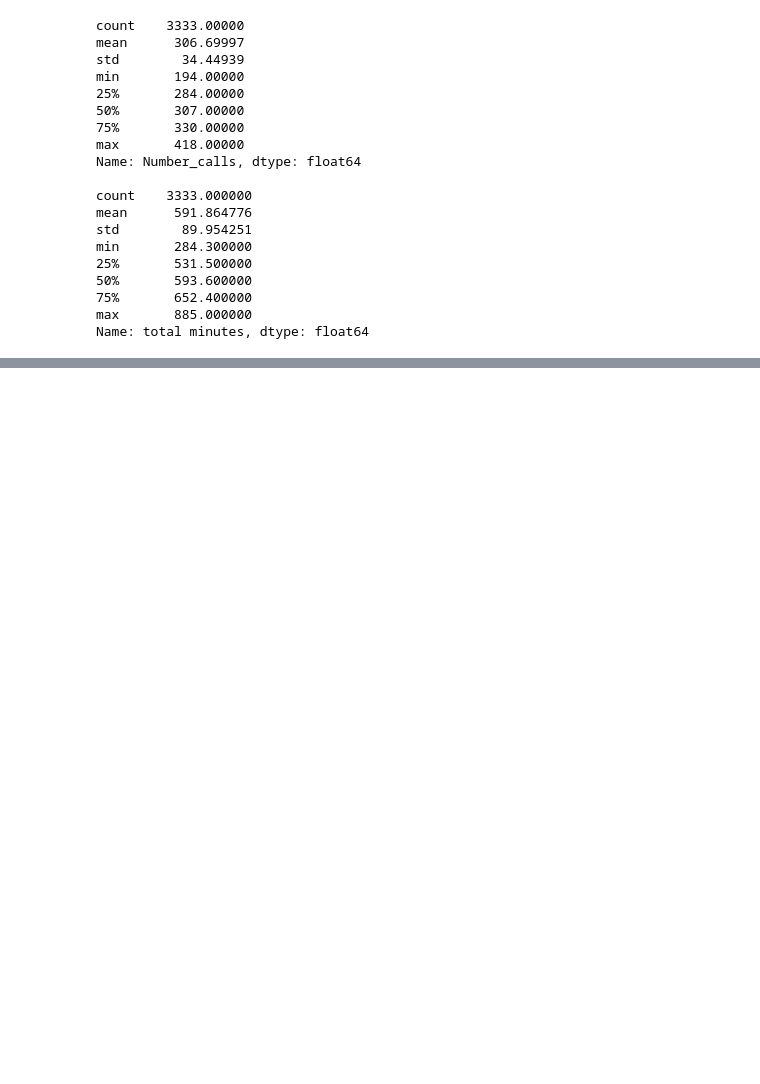
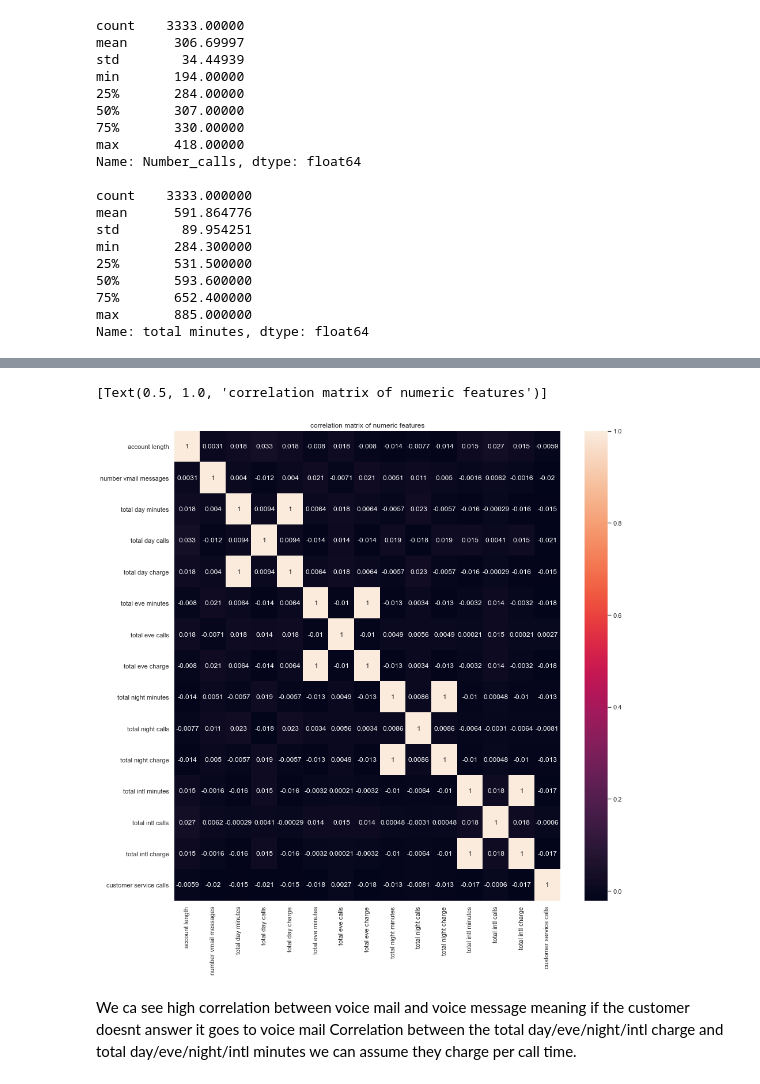
Before and after one commit to TULINYE/Churns_Telcom, a Jupyter notebook: Untitled.ipynb, the cells around one changed output, grey strips where cells are left out. Saved outputs shown, nothing was run; the diff lists cells and outputs as text; code cells hidden in the pictures; blank space fills up the shorter version.

```diff
--- a/Untitled.ipynb
+++ b/Untitled.ipynb
@@ -167,0 +215,17 @@ AttributeError: 'list' object has no attribute 'get'
+# %%
+#checking for correlation between the the data given
+num = ['account length', 'number vmail messages','total day minutes', 'total day calls',
+       'total day charge', 'total eve minutes', 'total eve calls', 'total eve charge',
+       'total night minutes', 'total night calls', 'total night charge','total intl minutes',
+       'total intl calls', 'total intl charge', 'customer service calls'] # numeric features
+cr = df[num].corr(method='spearman') # calculate correlation matrice
+
+plt.figure(figsize=(15,15))
+sns.set(font_scale=1)
+sns.heatmap(cr, annot=True).set(title='correlation matrix of numeric features')
+# %% [output]
+[Text(0.5, 1.0, 'correlation matrix of numeric features')]
+[figure, added]
+# %% [markdown]
+We ca see high correlation between voice mail and voice message meaning if the customer doesnt answer it goes to voice mail
+Correlation between the total day/eve/night/intl charge and total day/eve/night/intl minutes we can assume they charge per call time.
```
Also changed, not shown: parts of 7 cells of this notebook.
